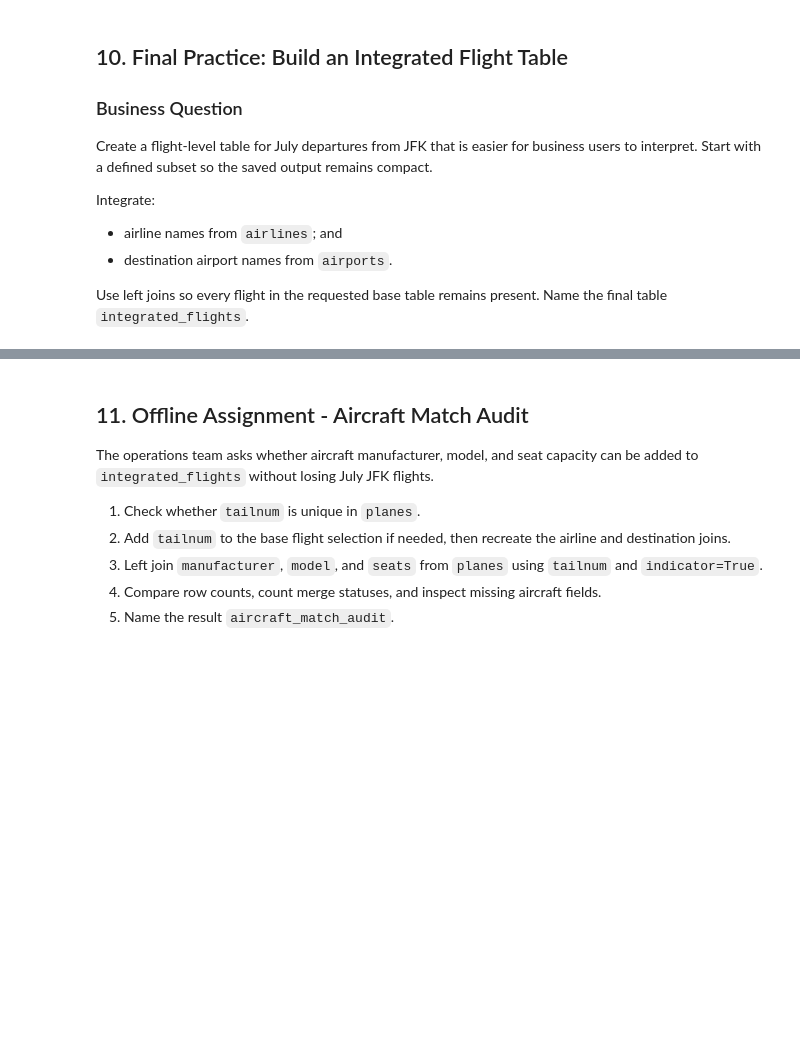
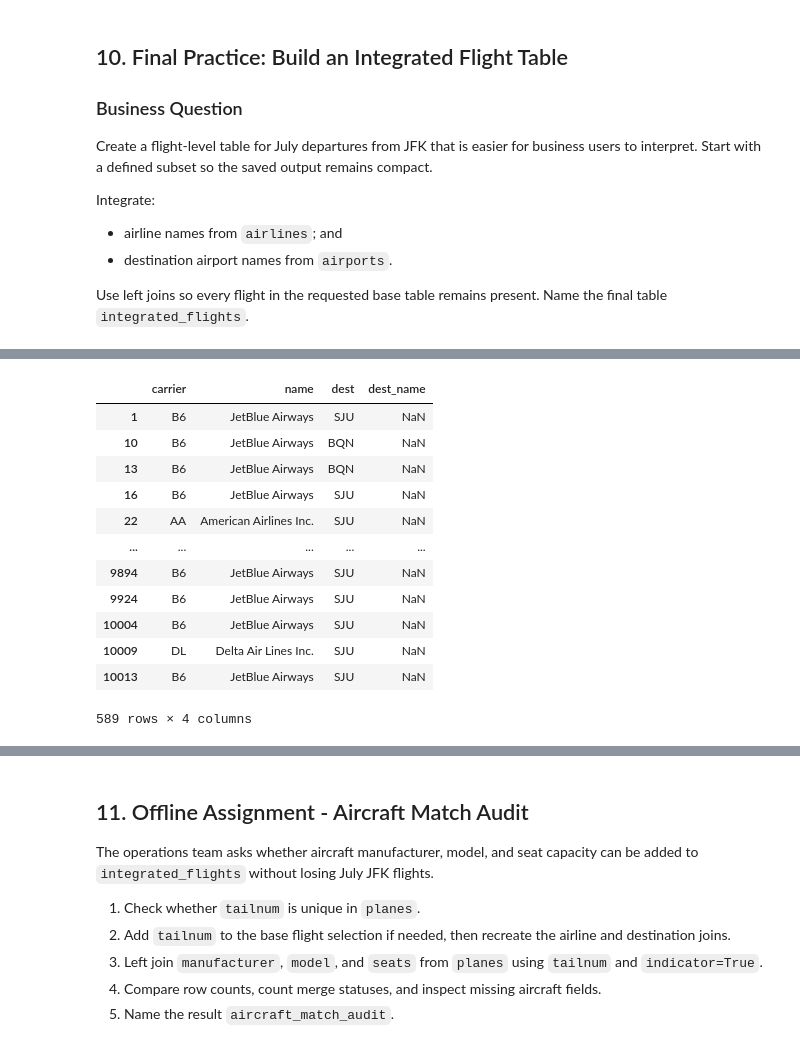
Before and after one commit to enginerdsquared/BAN6003_WK07-08_Aggregation-Integration-Template, a Jupyter notebook: notebooks/module8_pandas_integration_guided_lab.ipynb, the cells around one changed output, grey strips where cells are left out. Cells and saved outputs as stored; diff of their text form; code cells hidden in the pictures; blank space fills up the shorter version.

```diff
--- a/notebooks/module8_pandas_integration_guided_lab.ipynb
+++ b/notebooks/module8_pandas_integration_guided_lab.ipynb
@@ -682,6 +715,21 @@ integrated_flights = None
 # %%
 # Final Practice Step 5
 # Check missing airline and destination airport names in integrated_flights.
+integrated_flights[["carrier", "name", "dest", "dest_name"]].query("name.isna() | dest_name.isna()")
+# %% [output]
+|  | carrier | name | dest | dest_name |
+| 1 | B6 | JetBlue Airways | SJU | NaN |
+| 10 | B6 | JetBlue Airways | BQN | NaN |
+| 13 | B6 | JetBlue Airways | BQN | NaN |
+| 16 | B6 | JetBlue Airways | SJU | NaN |
+| 22 | AA | American Airlines Inc. | SJU | NaN |
+| ... | ... | ... | ... | ... |
+| 9894 | B6 | JetBlue Airways | SJU | NaN |
+| 9924 | B6 | JetBlue Airways | SJU | NaN |
+| 10004 | B6 | JetBlue Airways | SJU | NaN |
+| 10009 | DL | Delta Air Lines Inc. | SJU | NaN |
+| 10013 | B6 | JetBlue Airways | SJU | NaN |
+589 rows × 4 columns
 # %%
 output_dir = Path("../data/processed")
 output_dir.mkdir(parents=True, exist_ok=True)
```
Also changed, not shown: parts of 6 cells of this notebook, 1 other file.
